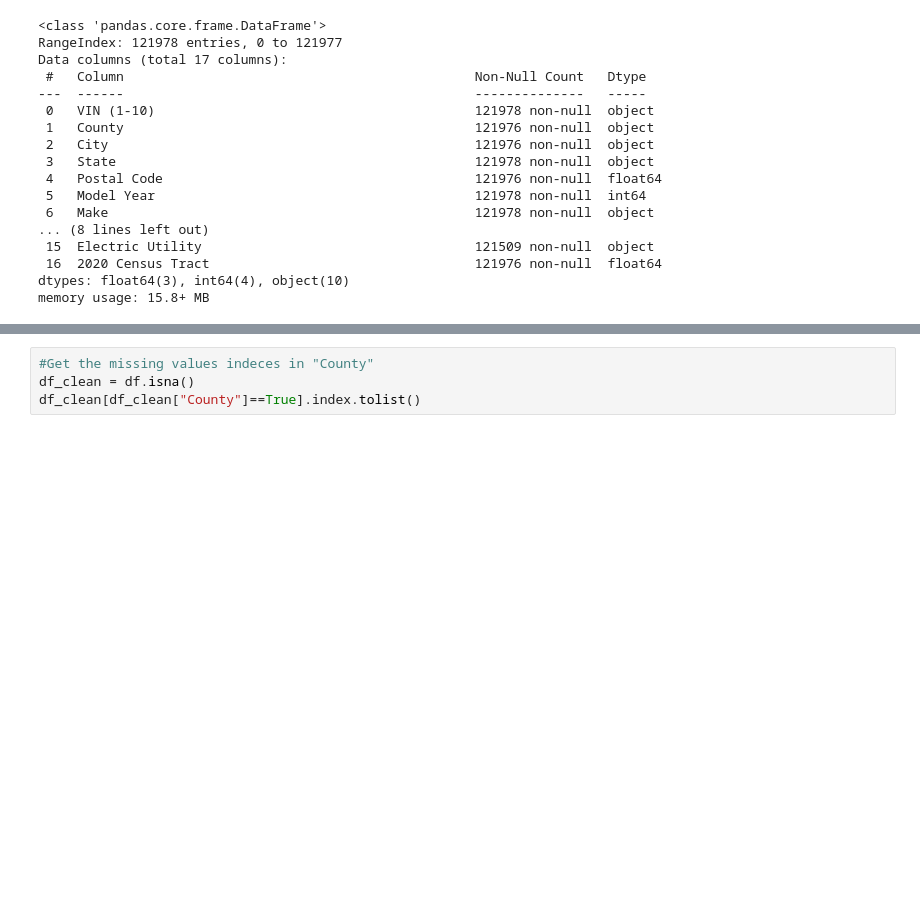
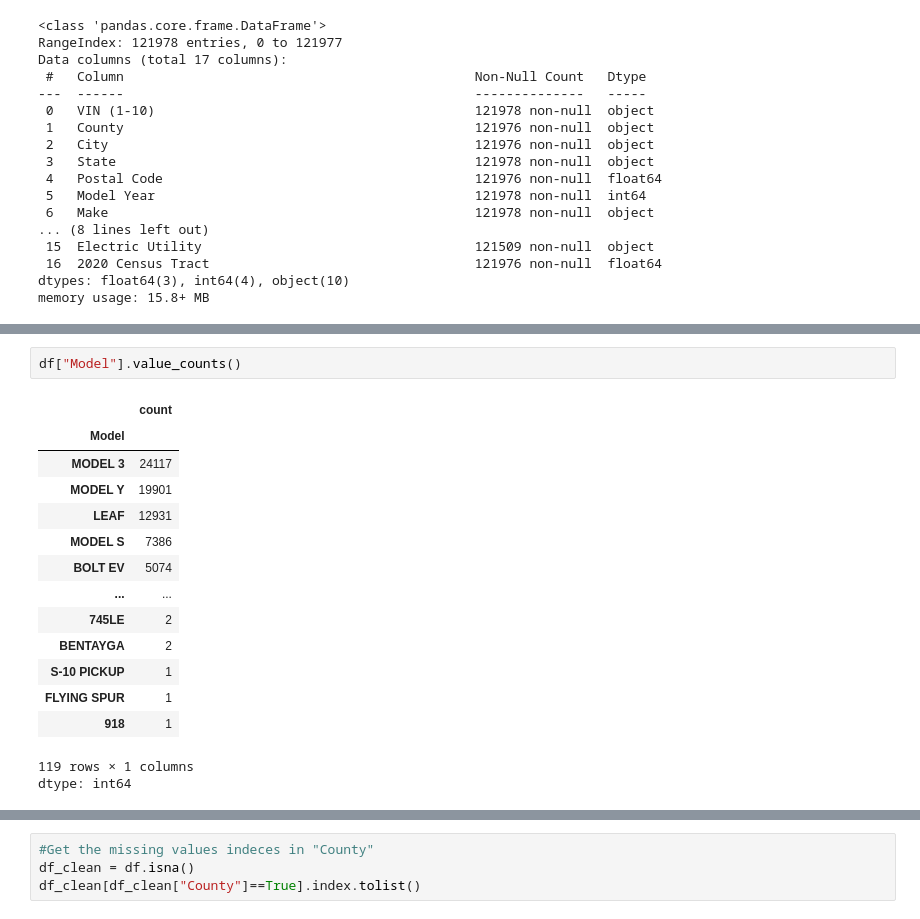
Before and after one commit to NinaFatehi/electrical-vehicle-data, a Jupyter notebook: EV.ipynb, the cells around one changed output, grey strips where cells are left out. Drawn from its saved outputs; the diff is of its cells as text; blank space fills up the shorter version.

```diff
--- a/EV.ipynb
+++ b/EV.ipynb
@@ -82,0 +107,18 @@ memory usage: 15.8+ MB
+# %%
+df["Model"].value_counts()
+# %% [output]
+|  | count |
+| Model |  |
+| MODEL 3 | 24117 |
+| MODEL Y | 19901 |
+| LEAF | 12931 |
+| MODEL S | 7386 |
+| BOLT EV | 5074 |
+| ... | ... |
+| 745LE | 2 |
+| BENTAYGA | 2 |
+| S-10 PICKUP | 1 |
+| FLYING SPUR | 1 |
+| 918 | 1 |
+119 rows × 1 columns
+dtype: int64
```
Also changed, not shown: parts of 5 cells of this notebook.
